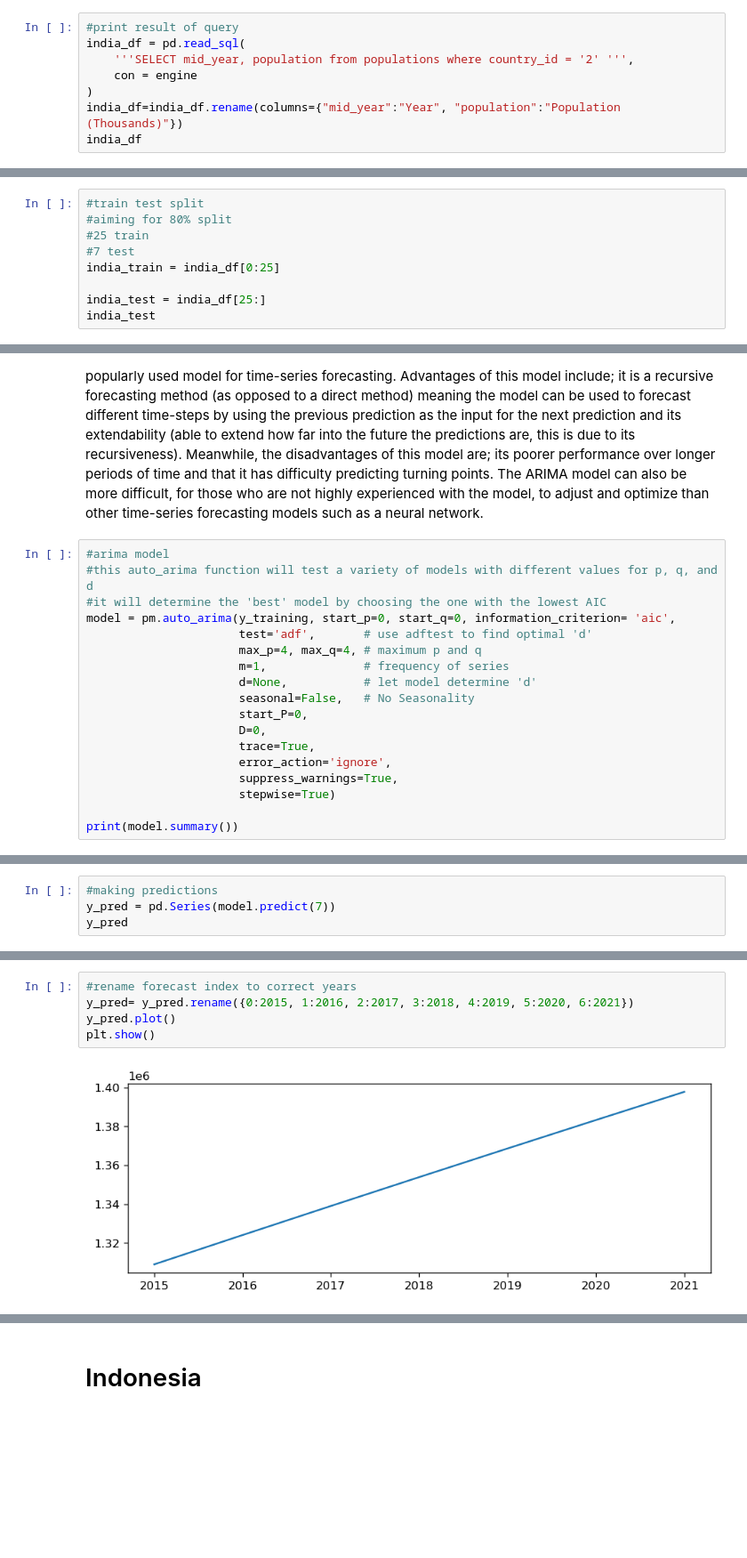
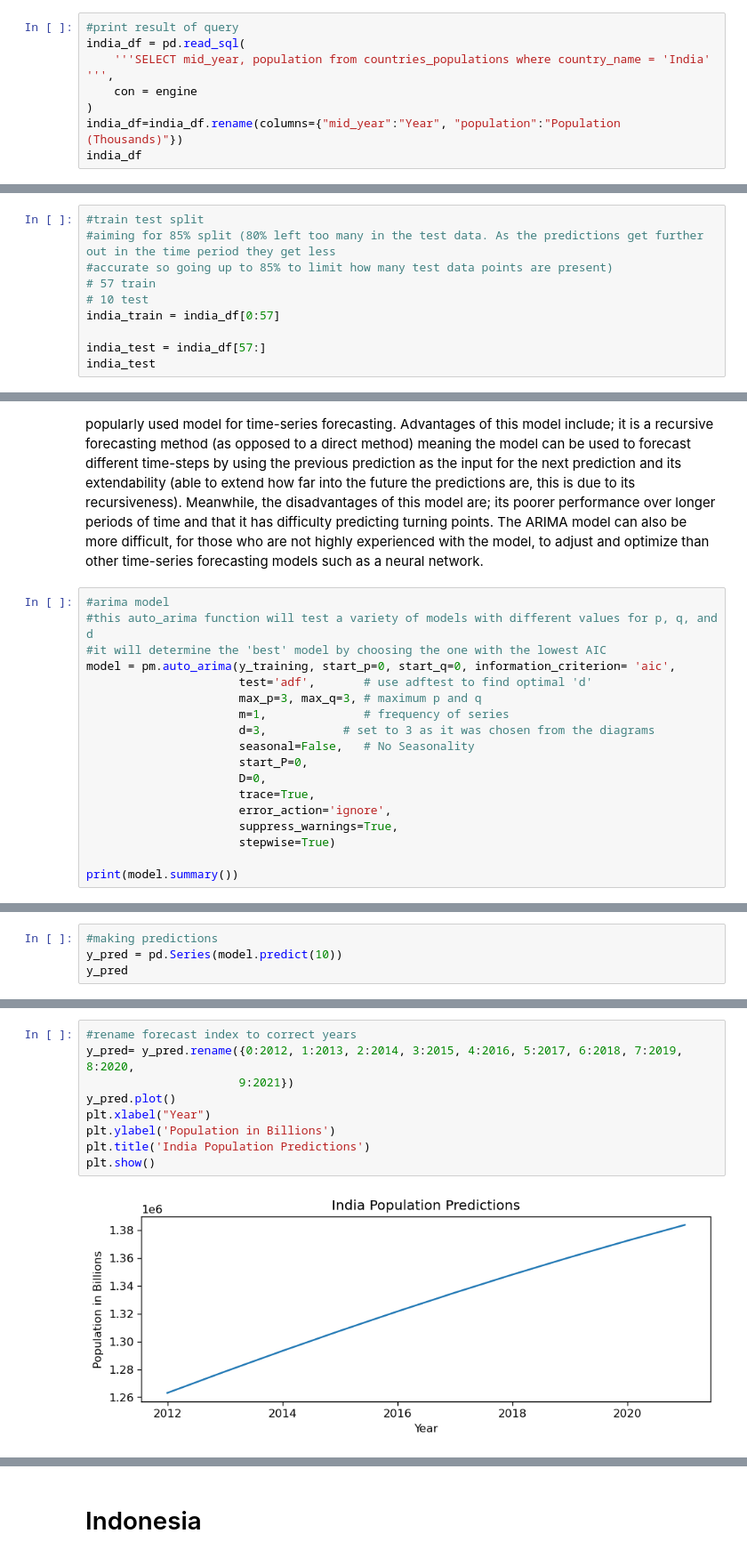
Before and after one commit to dkristek/UN_Country_Population_Growth, a Jupyter notebook: ARIMA_Model.ipynb, the cells around one changed output, grey strips where cells are left out. Shown at 89% size. Drawn from its saved outputs; the diff is of its cells as text; blank space fills up the shorter version.

```diff
--- a/ARIMA_Model.ipynb
+++ b/ARIMA_Model.ipynb
@@ -45,7 +41,7 @@ china_df
 # %%
 #print result of query
 india_df = pd.read_sql(
-    '''SELECT mid_year, population from populations where country_id = '2' ''',
+    '''SELECT mid_year, population from countries_populations where country_name = 'India' ''',
     con = engine
 )
 india_df=india_df.rename(columns={"mid_year":"Year", "population":"Population (Thousands)"})
@@ -412,12 +421,13 @@ Not much data prepocessing was necessary for this set of data. The data was retr
 As this was a dataset with only 2 features (time, and population in thousands) those were the two features used. A time-series analysis model was used so both columns, the value and time, were necessary.
 # %%
 #train test split
-#aiming for 80% split
-#25 train
-#7 test
-india_train = india_df[0:25]
+#aiming for 85% split (80% left too many in the test data. As the predictions get further out in the time period they get less
+#accurate so going up to 85% to limit how many test data points are present)
+# 57 train
+# 10 test
+india_train = india_df[0:57]
 
-india_test = india_df[25:]
+india_test = india_df[57:]
 india_test
 # %% [output]
 |  | Year | Population (Thousands) |
@@ -528,9 +541,9 @@ The model chosen was an ARIMA (auto-regressive integrated moving average) model.
 #it will determine the 'best' model by choosing the one with the lowest AIC
 model = pm.auto_arima(y_training, start_p=0, start_q=0, information_criterion= 'aic',
                       test='adf',       # use adftest to find optimal 'd'
-                      max_p=4, max_q=4, # maximum p and q
+                      max_p=3, max_q=3, # maximum p and q
                       m=1,              # frequency of series
-                      d=None,           # let model determine 'd'
+                      d=3,           # set to 3 as it was chosen from the diagrams
                       seasonal=False,   # No Seasonality
                       start_P=0,
                       D=0,
@@ -569,5 +582,5 @@ plt.show()
 # %%
 #making predictions
-y_pred = pd.Series(model.predict(7))
+y_pred = pd.Series(model.predict(10))
 y_pred
 # %% [output]
@@ -581,11 +597,15 @@ y_pred
 dtype: float64
 # %%
 #rename forecast index to correct years
-y_pred= y_pred.rename({0:2015, 1:2016, 2:2017, 3:2018, 4:2019, 5:2020, 6:2021})
+y_pred= y_pred.rename({0:2012, 1:2013, 2:2014, 3:2015, 4:2016, 5:2017, 6:2018, 7:2019, 8:2020,
+                      9:2021})
 y_pred.plot()
+plt.xlabel("Year")
+plt.ylabel('Population in Billions')
+plt.title('India Population Predictions')
 plt.show()
 # %% [output]
-[figure, old version]
+[figure, new version]
 # %%
 #now plot the model predictions and the test data
 y_real = india_test['Population (Thousands)'].astype('int32')
```
Also changed, not shown: parts of 73 cells of this notebook, 2 other files.
